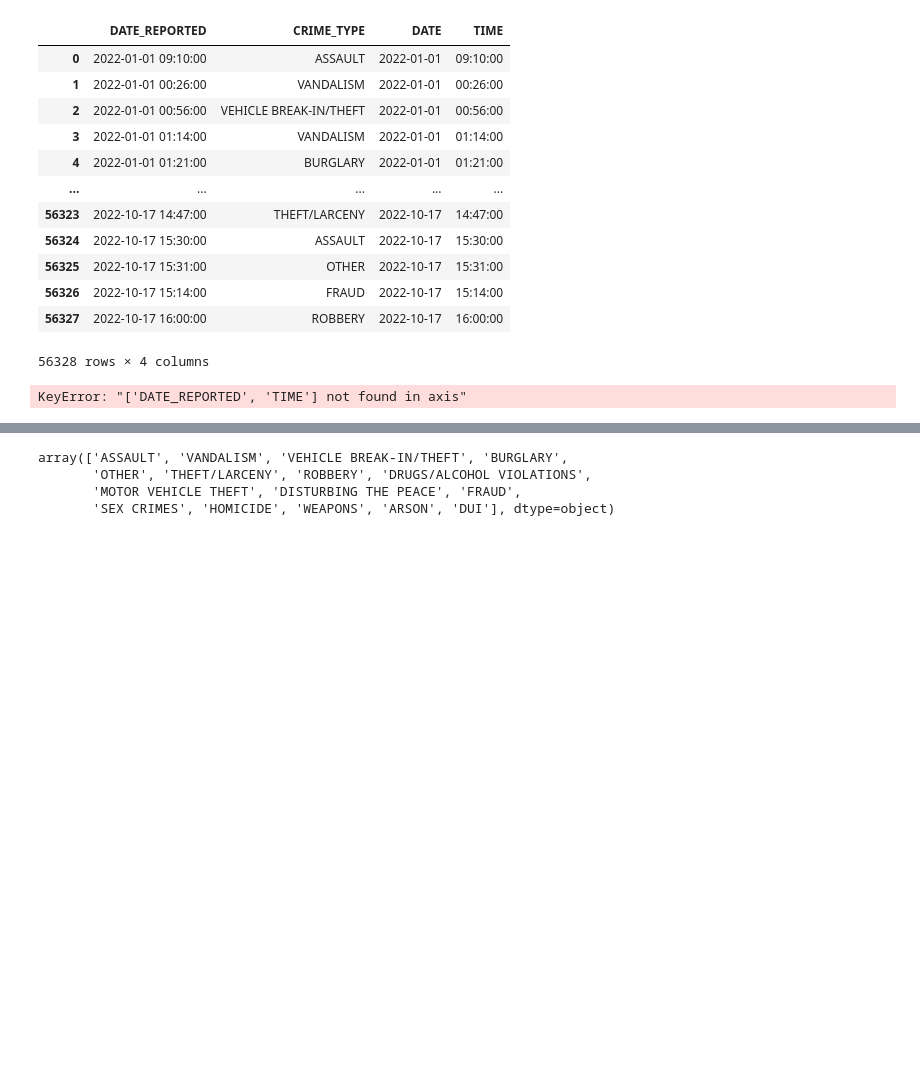
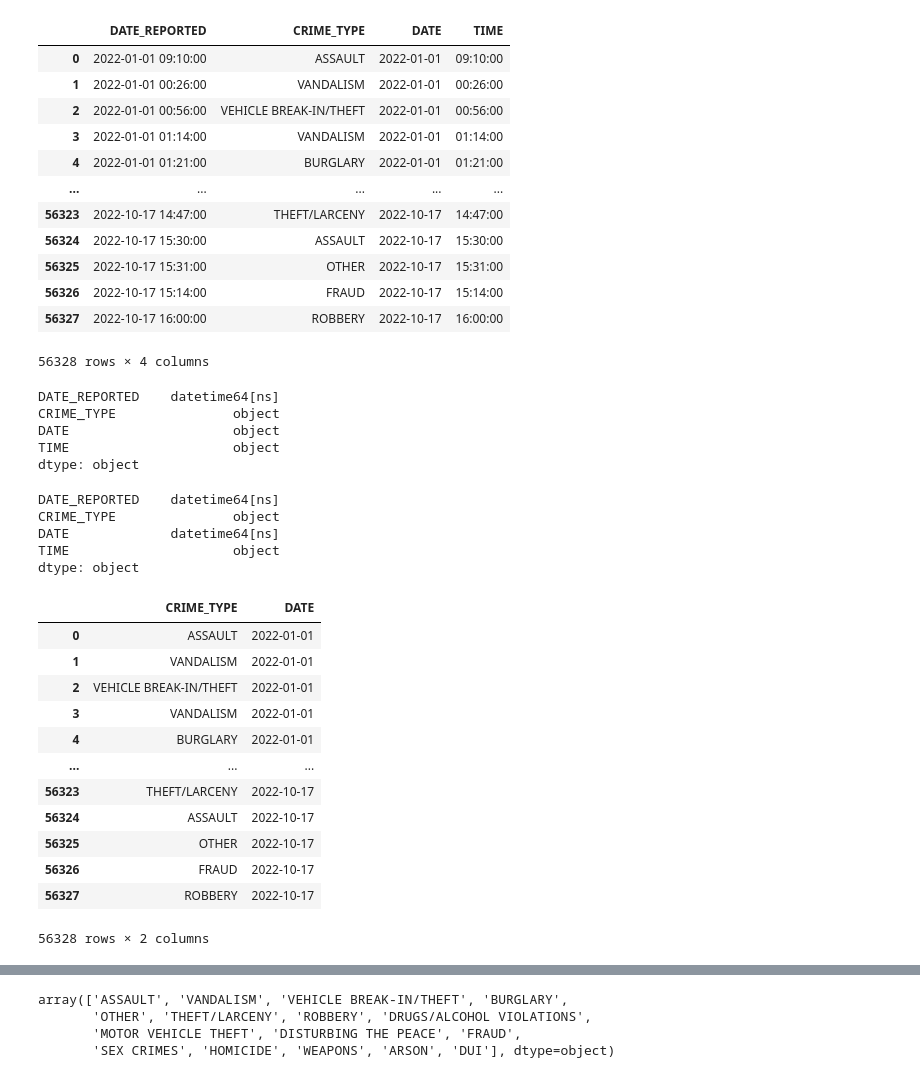
Before and after one commit to KimberlyB5/Comparing-Crime-LouisvilleKY-MemphisTN, a Jupyter notebook: Comparing-Crime-Louisville-Memphis.ipynb, the cells around one changed output, grey strips where cells are left out. Drawn from its saved outputs; the diff is of its cells as text; code cells hidden in the pictures; blank space fills up the shorter version.

```diff
--- a/Comparing-Crime-Louisville-Memphis.ipynb
+++ b/Comparing-Crime-Louisville-Memphis.ipynb
@@ -111,3 +111,11 @@ Lou
 | 56326 | 2022-10-17 15:14:00 | FRAUD | 2022-10-17 | 15:14:00 |
 | 56327 | 2022-10-17 16:00:00 | ROBBERY | 2022-10-17 | 16:00:00 |
 56328 rows × 4 columns
+# %%
+Lou.dtypes
+# %% [output]
+DATE_REPORTED    datetime64[ns]
+CRIME_TYPE               object
+DATE                     object
+TIME                     object
+dtype: object
@@ -114,15 +124,31 @@ Lou
+# %%
+Lou["DATE"] = pd.to_datetime(Lou["DATE"])
+Lou.dtypes
+# %% [output]
+DATE_REPORTED    datetime64[ns]
+CRIME_TYPE               object
+DATE             datetime64[ns]
+TIME                     object
+dtype: object
 # %%
 # Removing columns no longer needed
 # %%
-#Lou.drop('DATE_REPORTED')
-#Lou.drop(Lou.iloc[:, 3:], axis = 1)
-#Lou.drop(['DATE_REPORTED'],axis=1)
-#Lou.drop(Lou.columns[[0,3]], axis=1, inplace=True)
-#Lou.drop(["DATE_REPORTED", "TIME"])
-         #, axis=1, inplace=True)
+Lou.drop(["DATE_REPORTED", "TIME"], axis=1, inplace=True)
 Lou
 # %% [output]
+|  | CRIME_TYPE | DATE |
+| 0 | ASSAULT | 2022-01-01 |
+| 1 | VANDALISM | 2022-01-01 |
+| 2 | VEHICLE BREAK-IN/THEFT | 2022-01-01 |
+| 3 | VANDALISM | 2022-01-01 |
+| 4 | BURGLARY | 2022-01-01 |
+| ... | ... | ... |
+| 56323 | THEFT/LARCENY | 2022-10-17 |
+| 56324 | ASSAULT | 2022-10-17 |
+| 56325 | OTHER | 2022-10-17 |
+| 56326 | FRAUD | 2022-10-17 |
+| 56327 | ROBBERY | 2022-10-17 |
-KeyError: "['DATE_REPORTED', 'TIME'] not found in axis"
+56328 rows × 2 columns
 # %%
 #  Selecting only the 2022 data for comparison
 # %%
```
Also changed, not shown: parts of 7 cells of this notebook, 2 other files.
